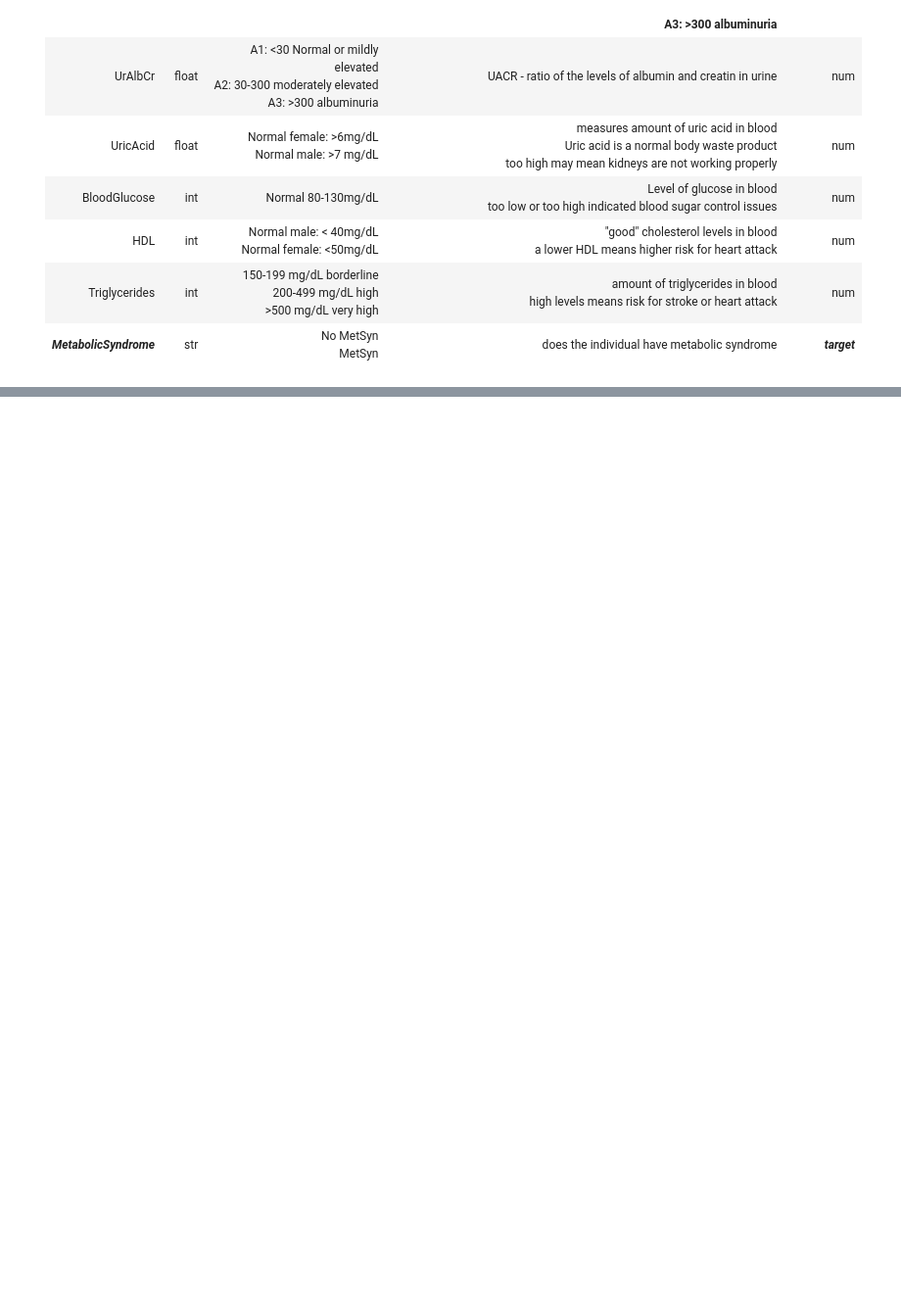
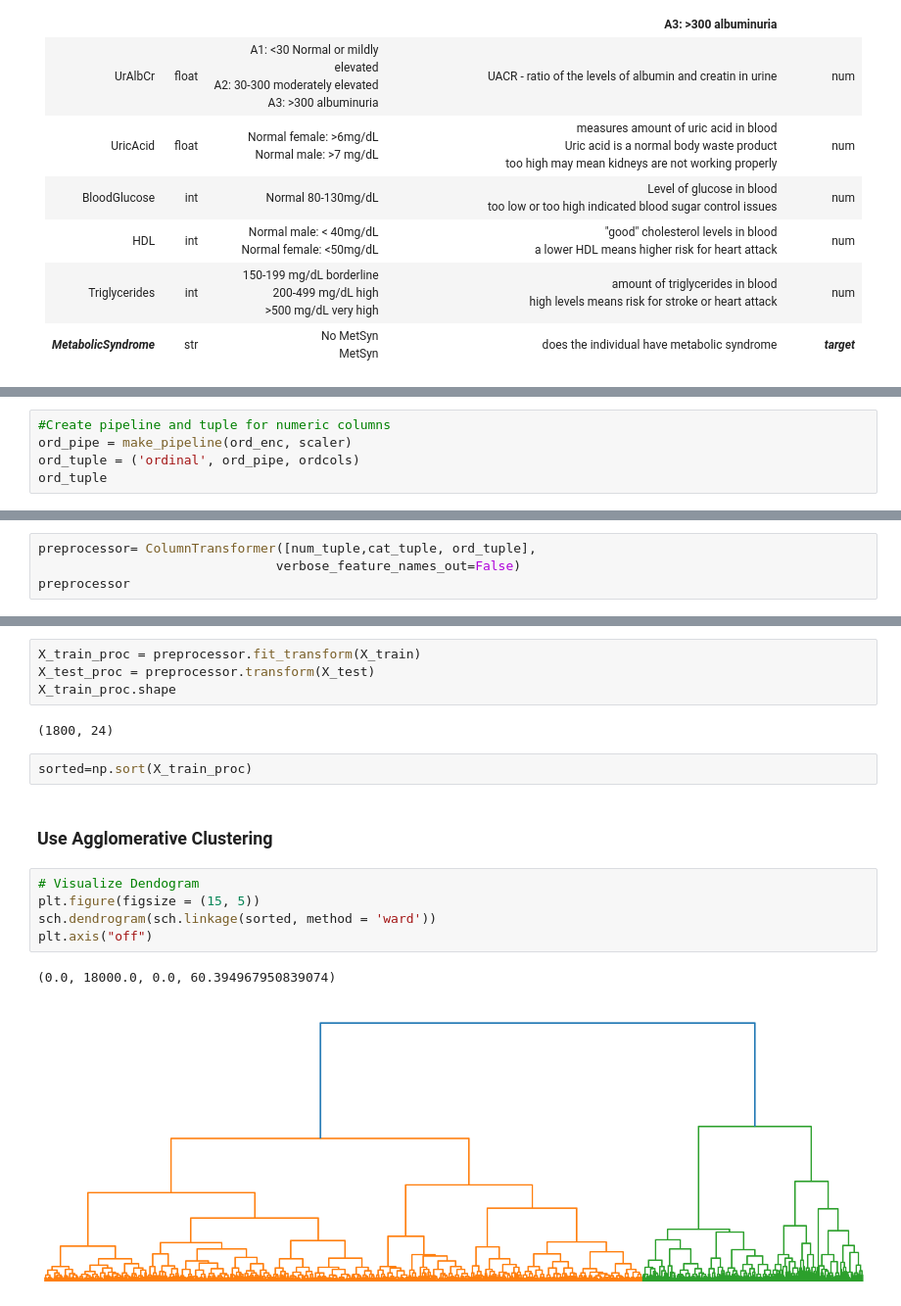
Before and after one commit to SeeBee8/Metabolic-Syndrome-Prediction, a Jupyter notebook: Part 2 MetS Analysis.ipynb, the cells around one changed output, grey strips where cells are left out. Shown: that part at 98% size. Cells and saved outputs as stored; diff of their text form; blank space fills up the shorter version.

```diff
--- a/Part 2 MetS Analysis.ipynb
+++ b/Part 2 MetS Analysis.ipynb
@@ -162,0 +294,5 @@ Using the dataset found on Dataworld: https://data.world/informatics-edu/metabol
+# %%
+#Create pipeline and tuple for numeric columns
+ord_pipe = make_pipeline(ord_enc, scaler)
+ord_tuple = ('ordinal', ord_pipe, ordcols)
+ord_tuple
@@ -162,0 +304,4 @@ Using the dataset found on Dataworld: https://data.world/informatics-edu/metabol
+# %%
+preprocessor= ColumnTransformer([num_tuple,cat_tuple, ord_tuple],
+                               verbose_feature_names_out=False)
+preprocessor
@@ -162,0 +326,18 @@ Using the dataset found on Dataworld: https://data.world/informatics-edu/metabol
+# %%
+X_train_proc = preprocessor.fit_transform(X_train)
+X_test_proc = preprocessor.transform(X_test)
+X_train_proc.shape
+# %% [output]
+(1800, 24)
+# %%
+sorted=np.sort(X_train_proc)
+# %% [markdown]
+### Use Agglomerative Clustering
+# %%
+# Visualize Dendogram
+plt.figure(figsize = (15, 5))
+sch.dendrogram(sch.linkage(sorted, method = 'ward'))
+plt.axis("off")
+# %% [output]
+(0.0, 18000.0, 0.0, 60.394967950839074)
+[figure, added]
```
Also changed, not shown: parts of 22 cells of this notebook, 1 other file.
